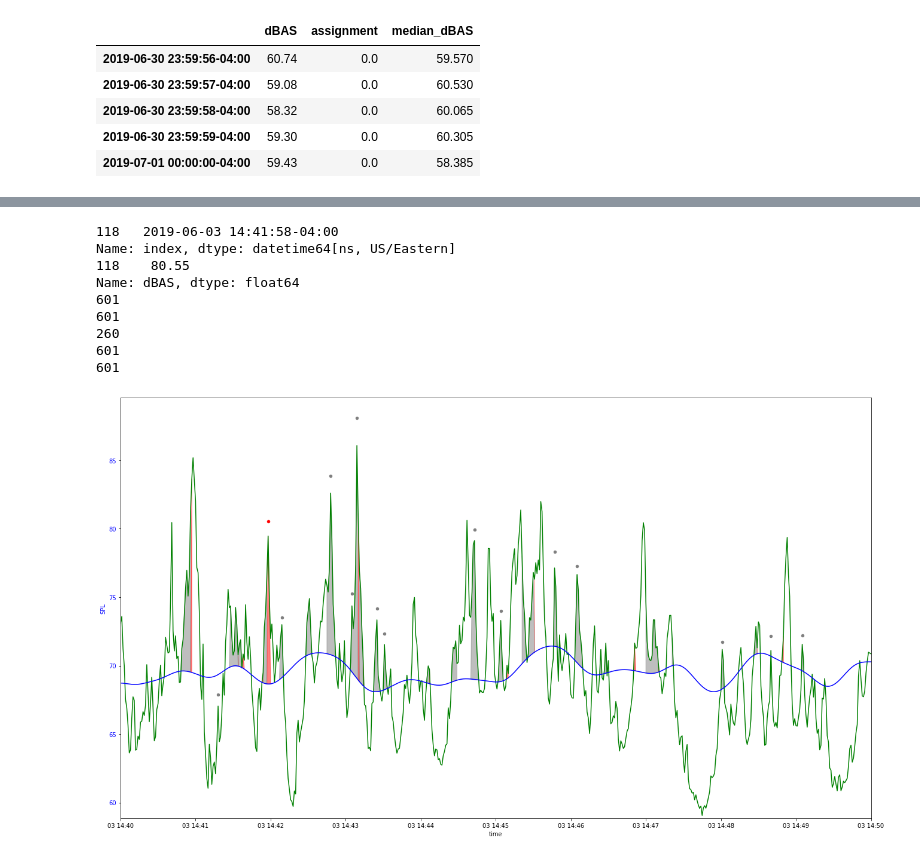
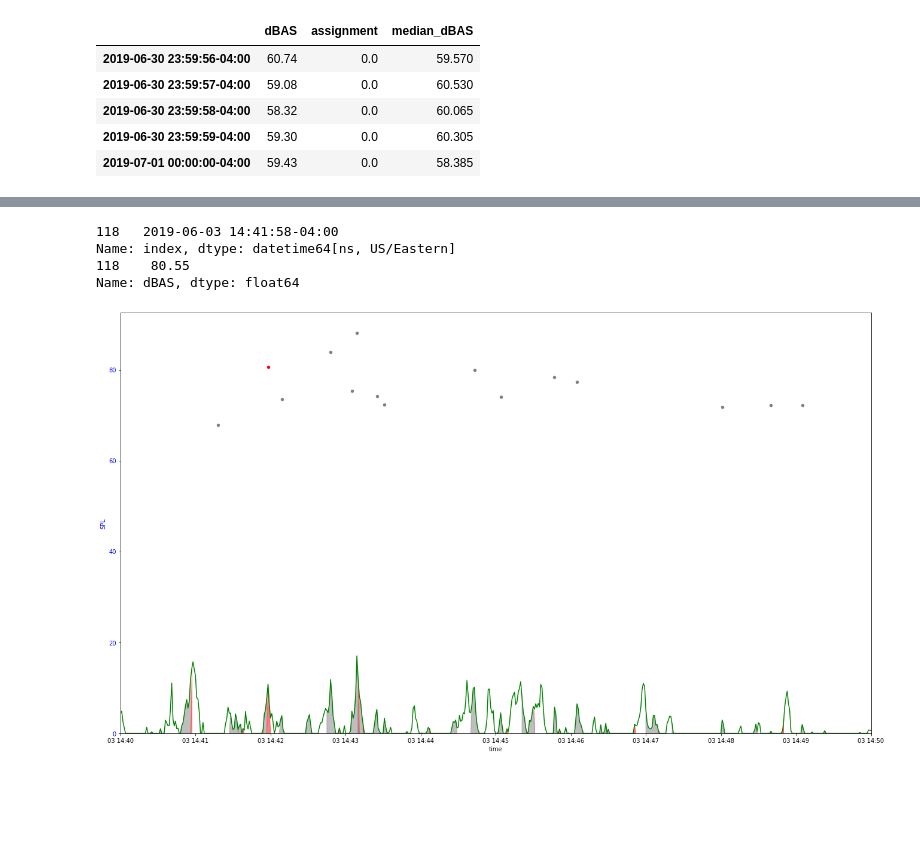
Before and after one commit to marin-hyatt/public-redhook-analysis, a Jupyter notebook: Truck_Analysis.ipynb, the cells around one changed output, grey strips where cells are left out. Drawn from its saved outputs; the diff is of its cells as text; code cells hidden in the pictures; blank space fills up the shorter version.

Commit message:
Normalized SPL peaks

```diff
--- a/Truck_Analysis.ipynb
+++ b/Truck_Analysis.ipynb
@@ -1478,14 +1623,9 @@ def plot_truck_clusters_scatter_median_shading(joined_df_median, peak_window_siz
 # %%
-plot_truck_clusters_scatter_median_shading(all_joined_df_cut_median['2019-06-03 14:40:00-04:00':'2019-06-03 14:50:00-04:00'], \
+plot_truck_clusters_scatter_median_normalized(all_joined_df_cut_median['2019-06-03 14:40:00-04:00':'2019-06-03 14:50:00-04:00'], \
                             7, 0.5, 10, 1, 'gaussian')
 # %% [output]
 118   2019-06-03 14:41:58-04:00
 Name: index, dtype: datetime64[ns, US/Eastern]
 118    80.55
 Name: dBAS, dtype: float64
-601
-601
-260
-601
-601
-[figure, old version]
+[figure, new version]
```
Also changed, not shown: parts of 2 cells of this notebook.
